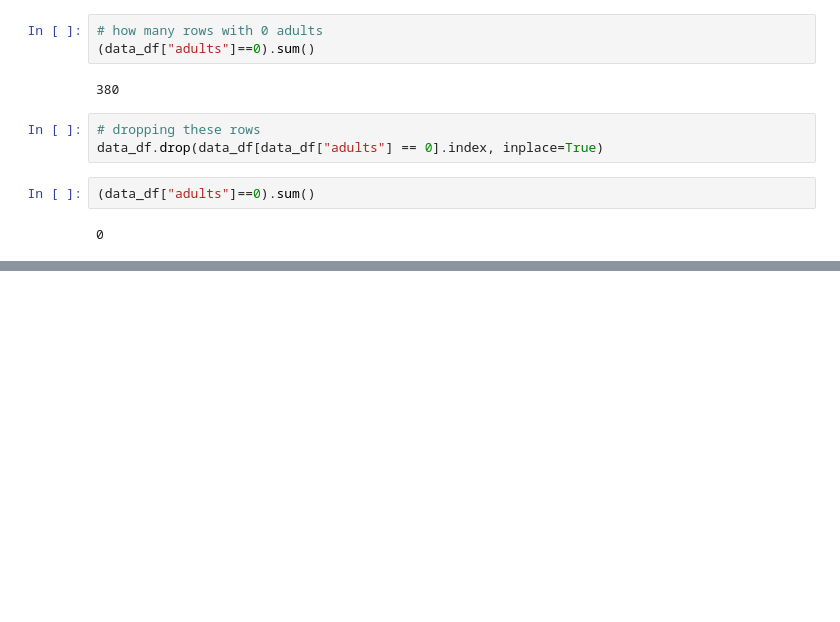
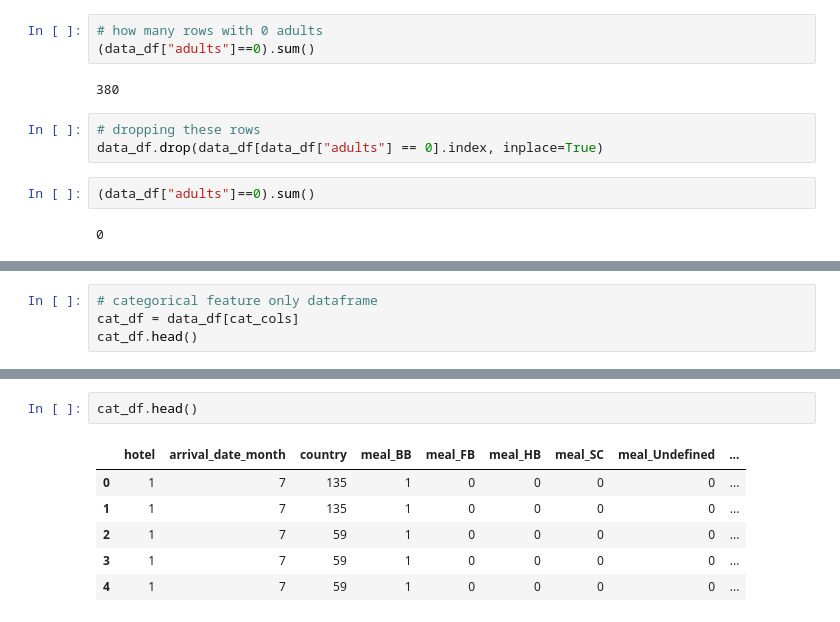
Before and after one commit to Khushwant-singh/machine-learning-python, a Jupyter notebook: demos.ipynb, the cells around one changed output, grey strips where cells are left out. Saved outputs shown, nothing was run; the diff lists cells and outputs as text; blank space fills up the shorter version.

```diff
--- a/demos.ipynb
+++ b/demos.ipynb
@@ -327,0 +348,4 @@ data_df.drop(data_df[data_df["adults"] == 0].index, inplace=True)
+# %%
+# categorical feature only dataframe
+cat_df = data_df[cat_cols]
+cat_df.head()
@@ -327,0 +416,9 @@ data_df.drop(data_df[data_df["adults"] == 0].index, inplace=True)
+# %%
+cat_df.head()
+# %% [output]
+|  | hotel | arrival_date_month | country | meal_BB | meal_FB | meal_HB | meal_SC | meal_Undefined | ... |
+| 0 | 1 | 7 | 135 | 1 | 0 | 0 | 0 | 0 | ... |
+| 1 | 1 | 7 | 135 | 1 | 0 | 0 | 0 | 0 | ... |
+| 2 | 1 | 7 | 59 | 1 | 0 | 0 | 0 | 0 | ... |
+| 3 | 1 | 7 | 59 | 1 | 0 | 0 | 0 | 0 | ... |
+| 4 | 1 | 7 | 59 | 1 | 0 | 0 | 0 | 0 | ... |
```
Also changed, not shown: parts of 21 cells of this notebook.
